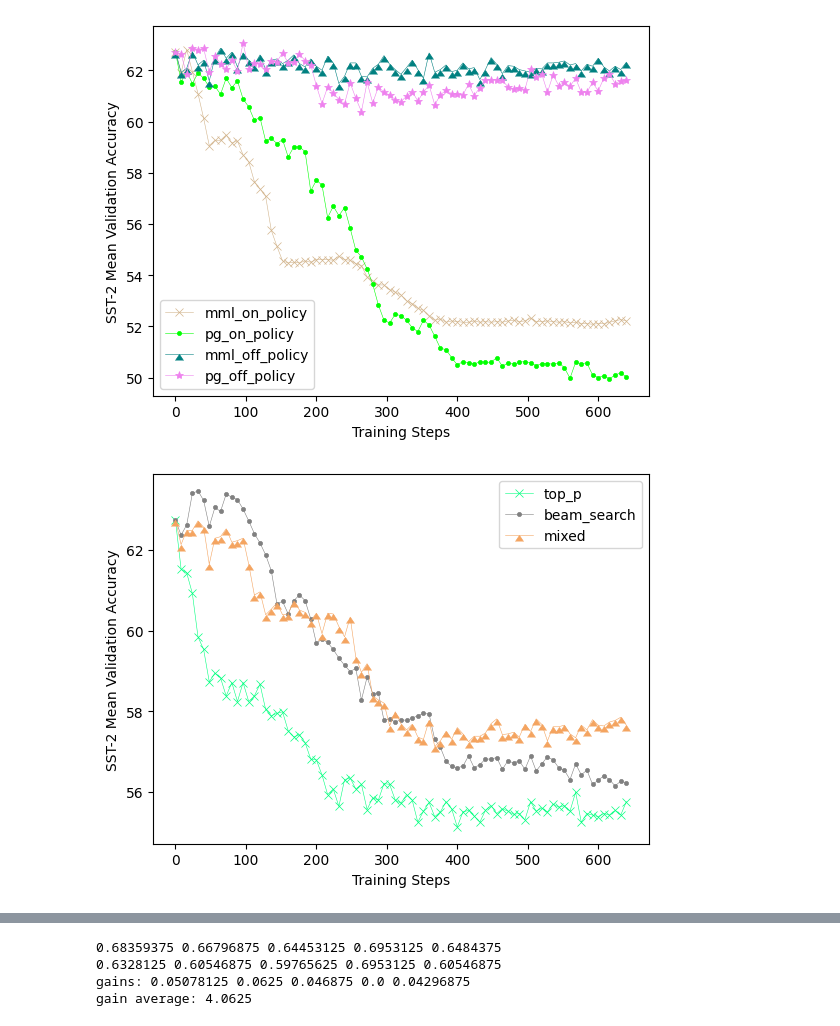
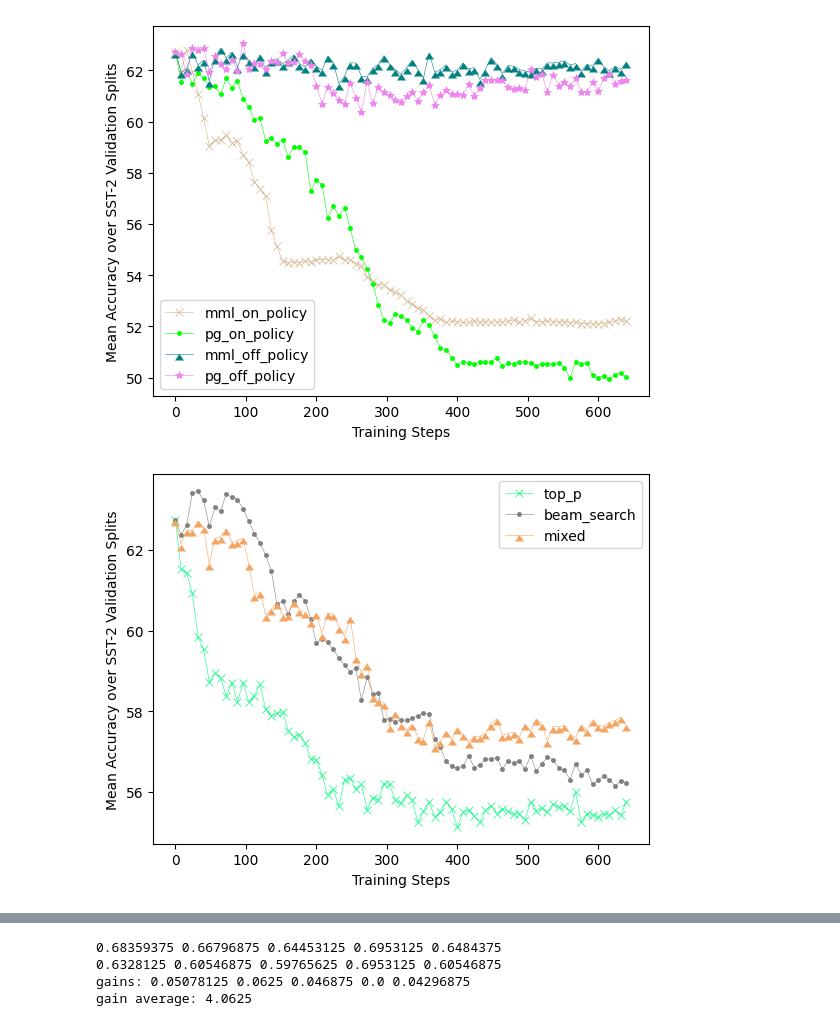
Before and after one commit to SaeedNajafi/RIFF, a Jupyter notebook: compare-search-methods.ipynb, the cells around one changed output, grey strips where cells are left out. Saved outputs shown, nothing was run; the diff lists cells and outputs as text; code cells hidden in the pictures.

```diff
--- a/compare-search-methods.ipynb
+++ b/compare-search-methods.ipynb
@@ -86,32 +86,32 @@ colors = {"mml_off_policy_beam_search": "black",
 # %%
 # comparison between off-policy vs on-policy across PG and ML gradient vectors.
 # the diagrams are average across the three decoding techniques "top_p", "beam_search", "mixed".
 fig = plt.figure()
 
 experiments_to_see = [
     "mml_on_policy",
     "pg_on_policy",
     "mml_off_policy",
     "pg_off_policy",
 ]
 local_colors = ["tan", "lime", "teal", "violet"]
 linestyles = ['solid', 'solid', 'solid', 'solid']
 markers = ["x", ".", 6, "*"]
 for idx, exp in enumerate(experiments_to_see):
     means = (experiment_means[exp+"_top_p"] + experiment_means[exp+"_beam_search"] + experiment_means[exp+"_mixed"]) / 3.0
     plt.plot(experiment_steps[exp+"_top_p"], means, color=local_colors[idx], marker=markers[idx], linewidth=0.4, label=exp, linestyle=linestyles[idx], markeredgewidth=0.5)
 
 
 plt.legend()
 plt.xlabel("Training Steps")
-plt.ylabel("SST-2 Mean Validation Accuracy")
+plt.ylabel("Mean Accuracy over SST-2 Validation Splits")
 
 plt.show()
 fig.savefig('on_policy_vs_off_policy.svg', format='svg', dpi=1200)
 
 # off-policy is not diverging but on-policy is diverging!
 # %% [output]
-[figure, old version]
+[figure, new version]
 # %%
 # comparison of the decoding techniques, which one is acheiving better results here!
 # the development results are with top-p with default t = 1.
@@ -136,12 +136,12 @@ for idx, exp in enumerate(experiments_to_see):
 
 plt.legend()
 plt.xlabel("Training Steps")
-plt.ylabel("SST-2 Mean Validation Accuracy")
+plt.ylabel("Mean Accuracy over SST-2 Validation Splits")
 
 plt.show()
 fig.savefig('topp_vs_beam_mixed.svg', format='svg', dpi=1200)
 # %% [output]
-[figure, old version]
+[figure, new version]
 # %%
 # is pg better than mml?
 # mml is better than policy gradient in off-policy learning!
```
Also changed, not shown: parts of 5 cells of this notebook.
